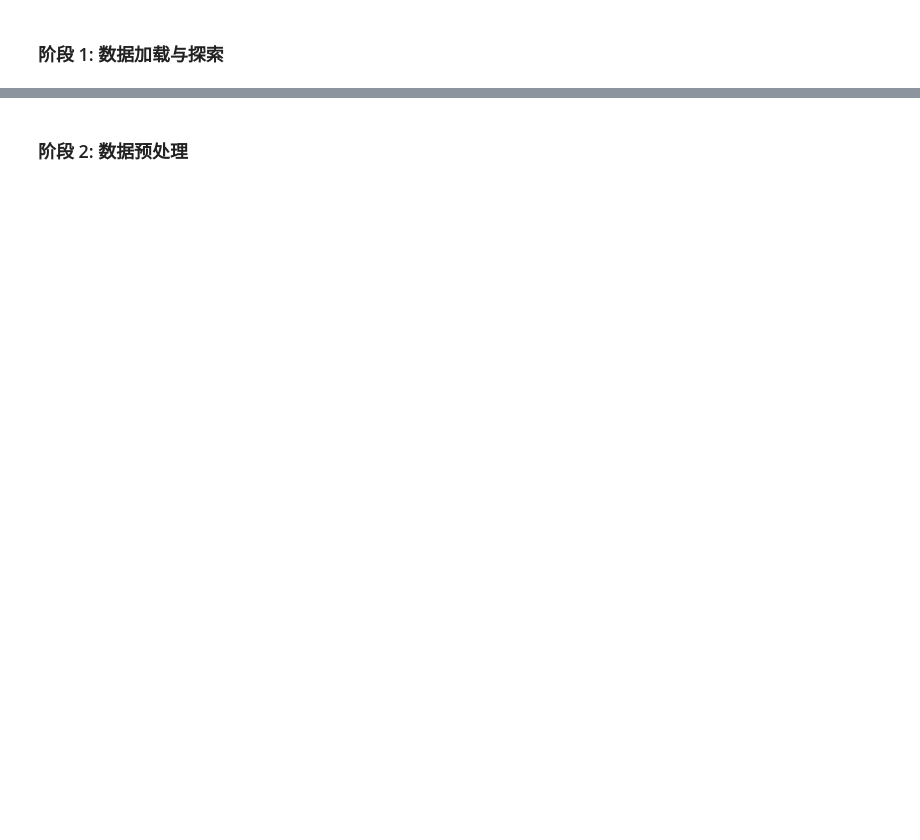
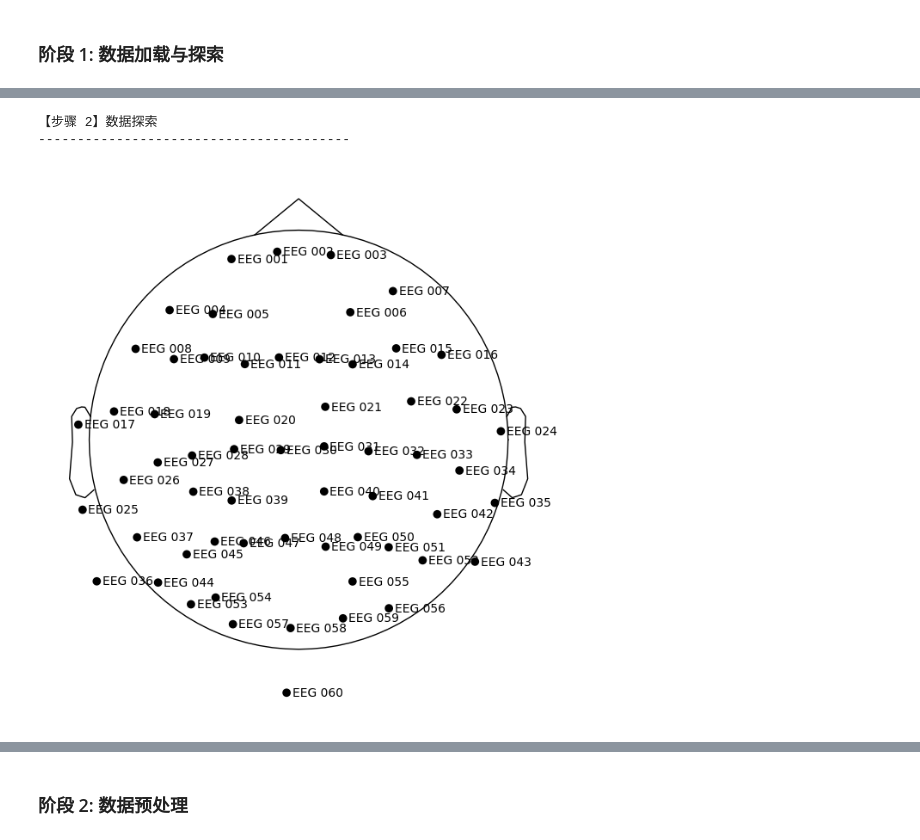
Before and after one commit to usstziyi/ERP-1, a Jupyter notebook: notebooks/Unit_05_Complete_Workflow_with_mne_sample_data.ipynb, the cells around one changed output, grey strips where cells are left out. Saved outputs shown, nothing was run; the diff lists cells and outputs as text; code cells hidden in the pictures; blank space fills up the shorter version.

```diff
--- a/notebooks/Unit_05_Complete_Workflow_with_mne_sample_data.ipynb
+++ b/notebooks/Unit_05_Complete_Workflow_with_mne_sample_data.ipynb
@@ -73,6 +79,12 @@ print("=" * 60)
 # 1.1 加载mne-sample-data
 print("【步骤 1】数据加载")
 print("-" * 40)
+
+# 修改MNE配置，指向本地数据集目录
+data_dir = os.path.abspath("../datasets")
+os.makedirs(data_dir, exist_ok=True)
+mne.set_config("MNE_DATA", data_dir)
+mne.set_config("MNE_DATASETS_SAMPLE_PATH", data_dir)
 
 # 下载并获取示例数据路径
 data_path = mne.datasets.sample.data_path()
@@ -85,13 +97,4 @@ print(f"文件: {raw_fname.name}")
 print(f"采样率: {raw.info['sfreq']} Hz")
 print(f"持续时间: {raw.times[-1]:.1f} 秒 ({raw.times[-1]/60:.1f} 分钟)")
 print(f"总通道数: {len(raw.ch_names)}")
-
-# 查看通道类型分布
-ch_type_counts = {}
-for ch in raw.info['chs']:
-    ch_type = mne.io.meas_info.channel_type(raw.info, ch['chan'])
-    ch_type_counts[ch_type] = ch_type_counts.get(ch_type, 0) + 1
-
-print(f"\n通道类型分布:")
-for ch_type, count in sorted(ch_type_counts.items()):
-    print(f"  {ch_type}: {count}")
+print(f"通道类型: {raw.get_channel_types(unique=True)}")
@@ -98,18 +109,21 @@ for ch_type, count in sorted(ch_type_counts.items()):
 # %%
 # 1.2 数据可视化探索
 print("【步骤 2】数据探索")
 print("-" * 40)
 
 # 绘制原始数据（前30秒）
-raw.plot(duration=30, n_channels=40, scalings='auto',
-         title='Raw MEG/EEG Data (First 30 seconds)',
-         block=False)
+# raw.plot(duration=30, n_channels=40, scalings='auto',
+#          title='Raw MEG/EEG Data (First 30 seconds)',
+#          block=False)
 
 # 绘制EEG通道位置
 montage = raw.get_montage()
 if montage:
-    montage.plot(kind='topomap', show_names=True,
-                 title='EEG Electrode Layout')
+    montage.plot(kind='topomap', show_names=True)
+# %% [output]
+【步骤 2】数据探索
+----------------------------------------
+[figure, added]
 # %%
 # 1.3 事件检测
 events = mne.find_events(raw, stim_channel='STI 014', verbose=False)
```
Also changed, not shown: parts of 18 cells of this notebook, 1 other file.
